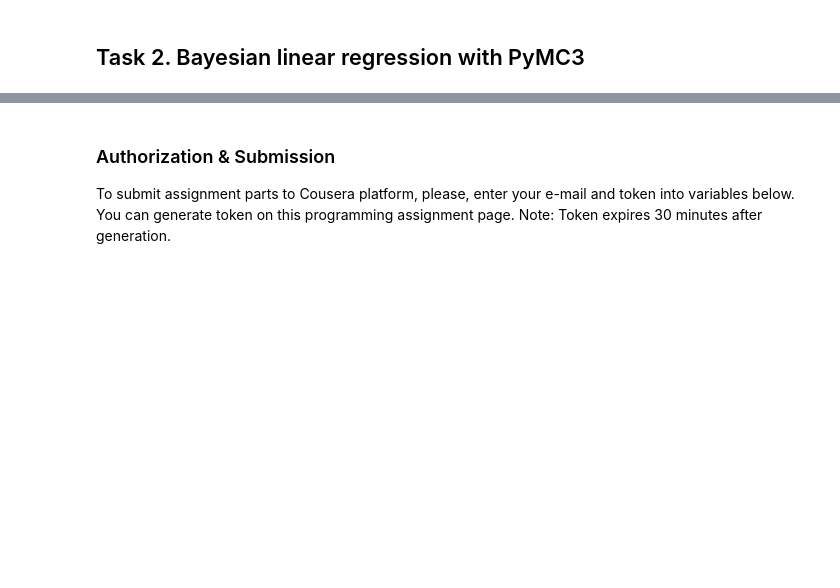
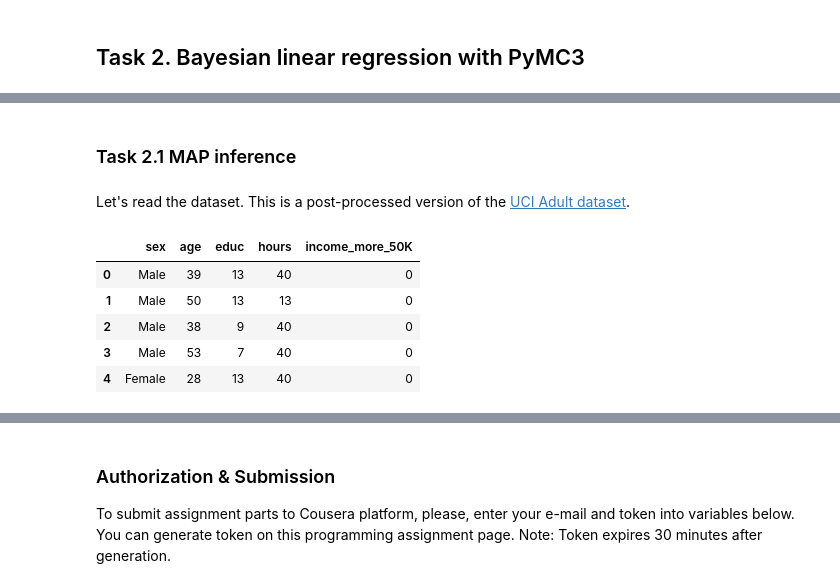
Before and after one commit to ck-unifr/coursera-advance-machine-learning-specialization, a Jupyter notebook: bayesian-methods-for-machine-learning/week4/Week4.Practical Assignment.MCMC.ipynb, the cells around one changed output, grey strips where cells are left out. Drawn from its saved outputs; the diff is of its cells as text; code cells hidden in the pictures; blank space fills up the shorter version.

```diff
--- a/bayesian-methods-for-machine-learning/week4/Week4.Practical Assignment.MCMC.ipynb
+++ b/bayesian-methods-for-machine-learning/week4/Week4.Practical Assignment.MCMC.ipynb
@@ -114,0 +201,14 @@ However, Laplace and Gaussian distributions are not conjugate and we can not per
+# %% [markdown]
+### Task 2.1 MAP inference
+# %% [markdown]
+Let's read the dataset. This is a post-processed version of the [UCI Adult dataset](http://archive.ics.uci.edu/ml/datasets/Adult).
+# %%
+data = pd.read_csv("adult_us_postprocessed.csv")
+data.head()
+# %% [output]
+|  | sex | age | educ | hours | income_more_50K |
+| 0 | Male | 39 | 13 | 40 | 0 |
+| 1 | Male | 50 | 13 | 13 | 0 |
+| 2 | Male | 38 | 9 | 40 | 0 |
+| 3 | Male | 53 | 7 | 40 | 0 |
+| 4 | Female | 28 | 13 | 40 | 0 |
```
Also changed, not shown: parts of 39 cells of this notebook, 8 other files.
